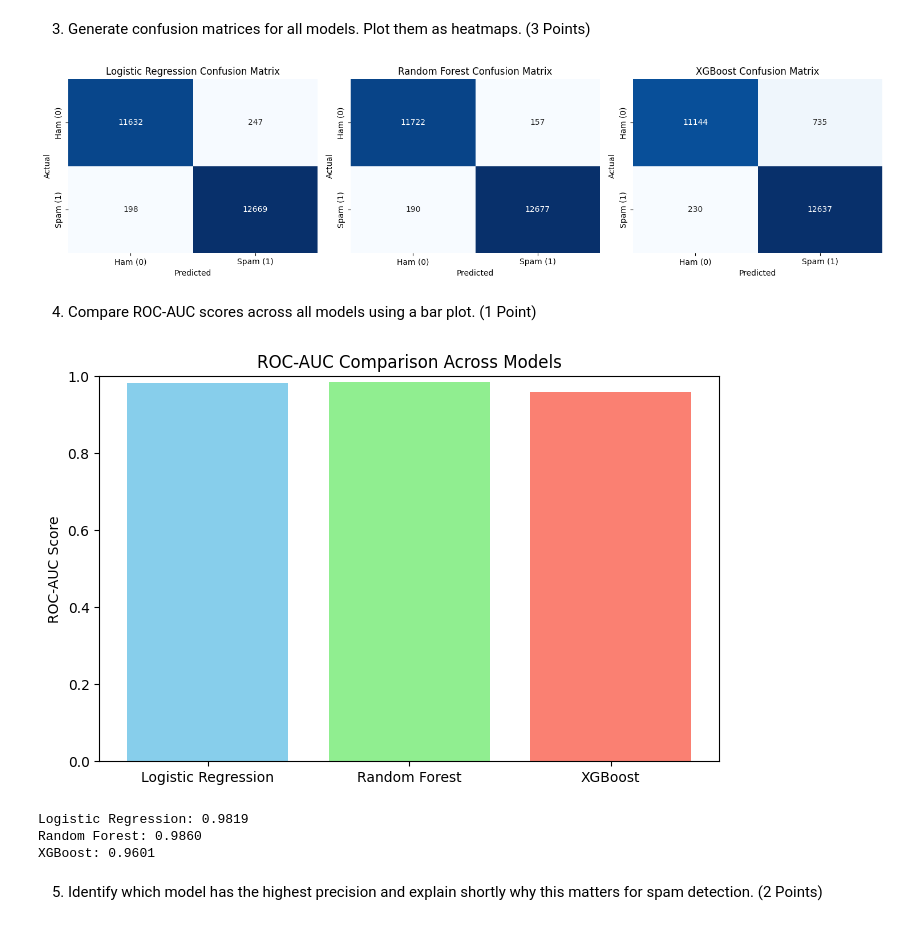
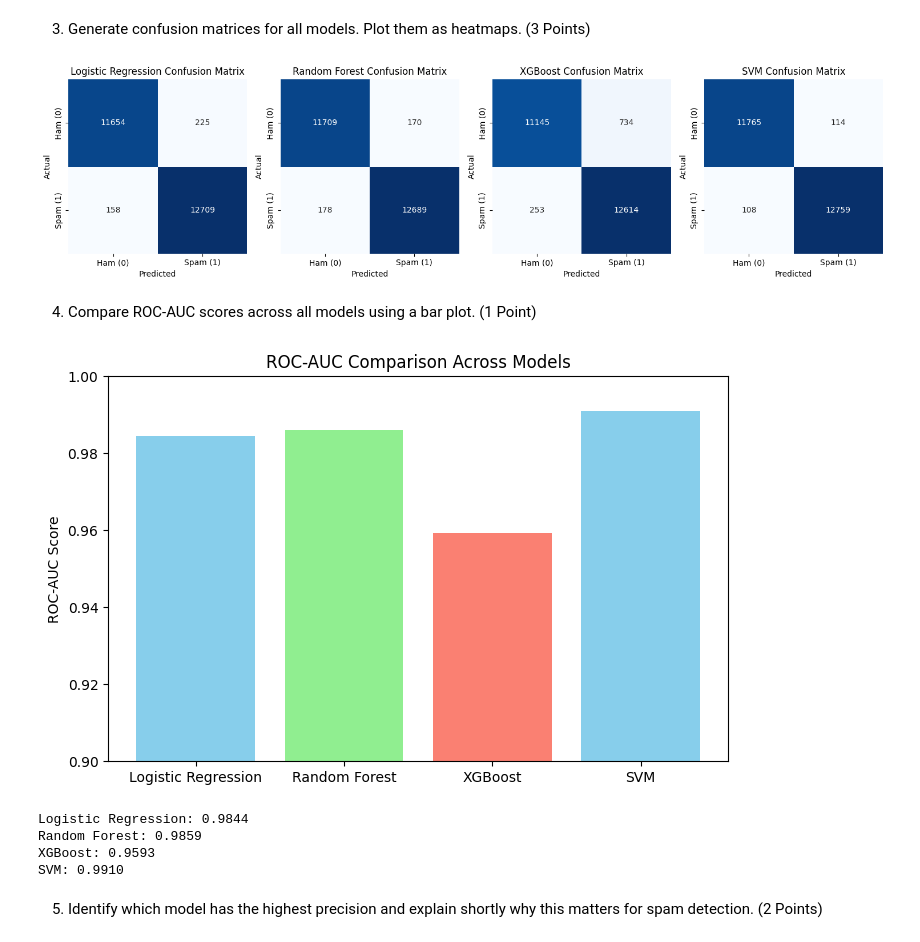
Before and after one commit to IVSource/ml_security_ws25, a Jupyter notebook: Exercise 3/mls_ws25_exercise_3d_spam_email_classification.ipynb, the cells around one changed output. Cells and saved outputs as stored; diff of their text form; code cells hidden in the pictures.

```diff
--- a/Exercise 3/mls_ws25_exercise_3d_spam_email_classification.ipynb
+++ b/Exercise 3/mls_ws25_exercise_3d_spam_email_classification.ipynb
@@ -603,18 +601,22 @@ from sklearn.metrics import classification_report, accuracy_score
 # X_train_tfidf, X_test_tfidf (TF-IDF Features)
 # y_train, y_test (Labels)
 
+# Spam = 1, Ham = 0
+y_train_num = y_train.replace({'spam': 1, 'ham': 0})
+y_test_num  = y_test.replace({'spam': 1, 'ham': 0})
+
 # 1. Modell initialisieren
 log_reg = LogisticRegression(max_iter=1000, random_state=42)
 
 # 2. Modell trainieren
-log_reg.fit(X_train_tfidf, y_train)
+log_reg.fit(X_train_tfidf, y_train_num)
 
 # 3. Vorhersagen auf Testdaten
 y_pred = log_reg.predict(X_test_tfidf)
 
 # 4. Ergebnisse ausgeben
-print("Accuracy:", accuracy_score(y_test, y_pred))
-print("\nClassification Report:\n", classification_report(y_test, y_pred))
+print("Accuracy:", accuracy_score(y_test_num, y_pred))
+print("\nClassification Report:\n", classification_report(y_test_num, y_pred))
 # %% [output]
 Accuracy: 0.9845227511517013
 
@@ -641,12 +643,12 @@ from sklearn.metrics import accuracy_score, classification_report
 rf_model = RandomForestClassifier(n_estimators=100, random_state=42)
 
 # 2. Modell trainieren
-rf_model.fit(X_train_tfidf, y_train)
+rf_model.fit(X_train_tfidf, y_train_num)
 
 # 3. Vorhersagen auf Testdaten
 y_pred_rf = rf_model.predict(X_test_tfidf)
 
 # 4. Ergebnisse ausgeben
-print("Random Forest Accuracy:", accuracy_score(y_test, y_pred_rf))
-print("\nClassification Report:\n", classification_report(y_test, y_pred_rf))
+print("Random Forest Accuracy:", accuracy_score(y_test_num, y_pred_rf))
+print("\nClassification Report:\n", classification_report(y_test_num, y_pred_rf))
 # %% [output]
@@ -719,0 +720,13 @@ weighted avg       0.96      0.96      0.96     24746
+# %%
+from sklearn.svm import SVC
+
+SVM_classifier = SVC(kernel='rbf', C=1.0, gamma='scale')
+
+SVM_classifier.fit(X_train_tfidf, y_train_num)
+
+# 3. Vorhersagen auf Testdaten
+y_pred_svm = SVM_classifier.predict(X_test_tfidf)
+
+# 4. Ergebnisse ausgeben
+print("SVM Accuracy:", accuracy_score(y_test_num, y_pred_svm))
+print("\nClassification Report:\n", classification_report(y_test_num, y_pred_svm))
@@ -797,14 +822,15 @@ from sklearn.metrics import confusion_matrix
 models = {
     "Logistic Regression": y_pred_logreg,
     "Random Forest": y_pred_rf,
-    "XGBoost": y_pred_xgb
+    "XGBoost": y_pred_xgb,
+    "SVM" : y_pred_svm
 }
 
 plt.figure(figsize=(15, 4))
 
 for i, (name, y_pred) in enumerate(models.items(), 1):
-    cm = confusion_matrix(y_test, y_pred)
-    plt.subplot(1, 3, i)
+    cm = confusion_matrix(y_test_num, y_pred)
+    plt.subplot(1, 4, i)
     sns.heatmap(cm, annot=True, fmt='d', cmap='Blues', cbar=False,
                 xticklabels=['Ham (0)', 'Spam (1)'],
                 yticklabels=['Ham (0)', 'Spam (1)'])
@@ -815,39 +841,41 @@ for i, (name, y_pred) in enumerate(models.items(), 1):
 plt.tight_layout()
 plt.show()
 # %% [output]
-[figure, old version]
+[figure, new version]
 # %% [markdown]
 4. Compare ROC-AUC scores across all models using a bar plot. (1 Point)
 # %%
 import matplotlib.pyplot as plt
 from sklearn.metrics import roc_auc_score
 
 # Angenommen, du hast y_test und die Vorhersagen:
 # y_pred_logreg, y_pred_rf, y_pred_xgb
 
 # ROC-AUC Scores berechnen
 roc_scores = {
-    "Logistic Regression": roc_auc_score(y_test, y_pred_logreg),
-    "Random Forest": roc_auc_score(y_test, y_pred_rf),
-    "XGBoost": roc_auc_score(y_test, y_pred_xgb)
+    "Logistic Regression": roc_auc_score(y_test_num, y_pred_logreg),
+    "Random Forest": roc_auc_score(y_test_num, y_pred_rf),
+    "XGBoost": roc_auc_score(y_test_num, y_pred_xgb),
+    "SVM" : roc_auc_score(y_test_num, y_pred_svm)
 }
 
 # Bar Plot erstellen
 plt.figure(figsize=(8, 5))
 plt.bar(roc_scores.keys(), roc_scores.values(), color=['skyblue', 'lightgreen', 'salmon'])
 plt.ylabel("ROC-AUC Score")
 plt.title("ROC-AUC Comparison Across Models")
-plt.ylim(0, 1)  # Werte liegen zwischen 0 und 1
+plt.ylim(0.9, 1)  # Werte liegen zwischen 0 und 1
 plt.show()
 
 # Kontrolle: Werte ausgeben
 for model, score in roc_scores.items():
     print(f"{model}: {score:.4f}")
 # %% [output]
-[figure, old version]
+[figure, new version]
-Logistic Regression: 0.9819
-Random Forest: 0.9860
-XGBoost: 0.9601
+Logistic Regression: 0.9844
+Random Forest: 0.9859
+XGBoost: 0.9593
+SVM: 0.9910
 # %% [markdown]
 5. Identify which model has the highest precision and explain shortly why this matters for spam detection. (2 Points)
 # %% [markdown]
```
Also changed, not shown: parts of 12 cells of this notebook, 1 other file.
